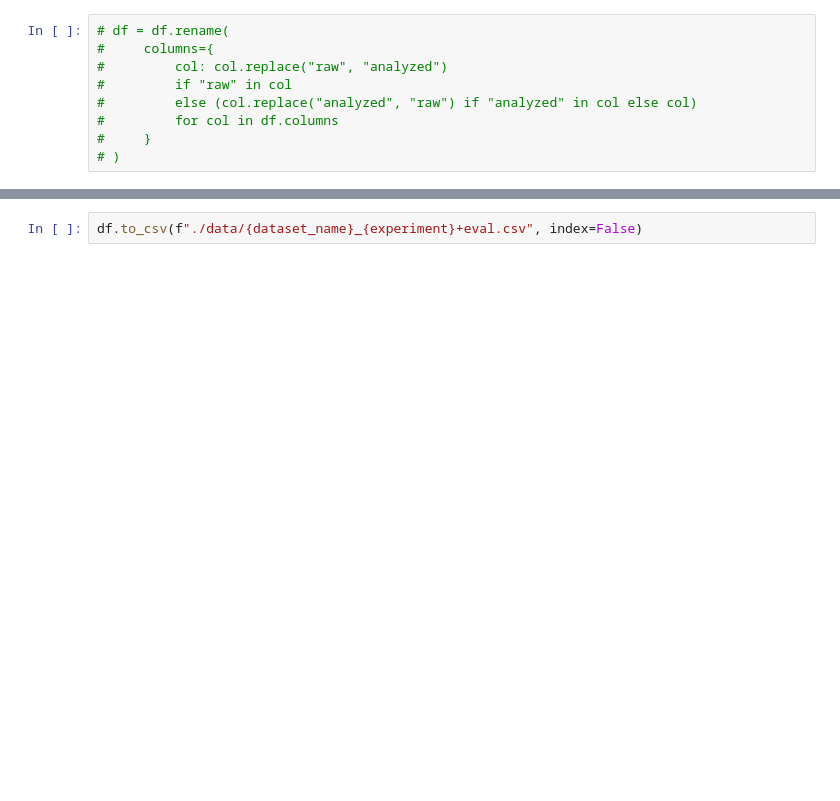
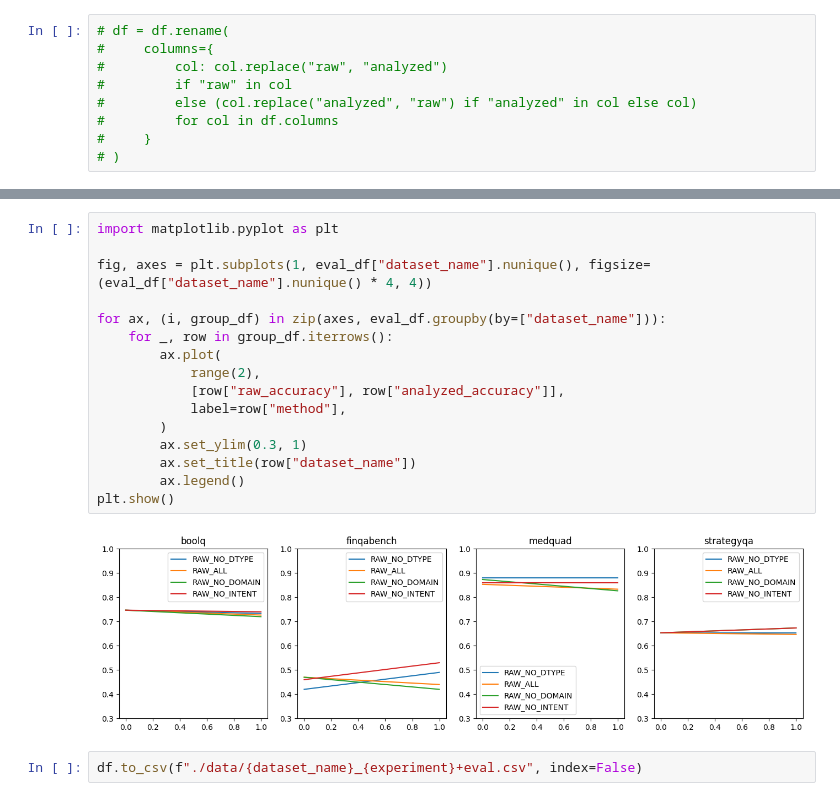
Before and after one commit to darktheorys/smartrag, a Jupyter notebook: notebooks/Scoring_and_Comparison.ipynb, the cells around one changed output, grey strips where cells are left out. Cells and saved outputs as stored; diff of their text form; blank space fills up the shorter version.

```diff
--- a/notebooks/Scoring_and_Comparison.ipynb
+++ b/notebooks/Scoring_and_Comparison.ipynb
@@ -298,2 +389,20 @@ eval_df
+# %%
+import matplotlib.pyplot as plt
+
+fig, axes = plt.subplots(1, eval_df["dataset_name"].nunique(), figsize=(eval_df["dataset_name"].nunique() * 4, 4))
+
+for ax, (i, group_df) in zip(axes, eval_df.groupby(by=["dataset_name"])):
+    for _, row in group_df.iterrows():
+        ax.plot(
+            range(2),
+            [row["raw_accuracy"], row["analyzed_accuracy"]],
+            label=row["method"],
+        )
+        ax.set_ylim(0.3, 1)
+        ax.set_title(row["dataset_name"])
+        ax.legend()
+plt.show()
+# %% [output]
+[figure, added]
 # %%
 df.to_csv(f"./data/{dataset_name}_{experiment}+eval.csv", index=False)
```
Also changed, not shown: parts of 15 cells of this notebook, 15 other files.
